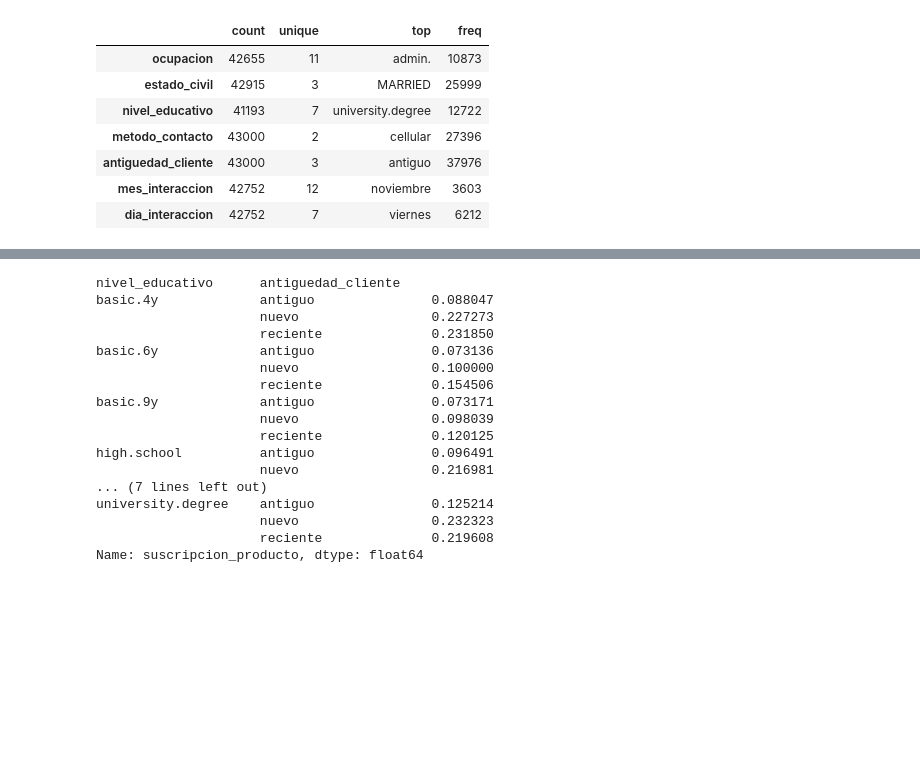
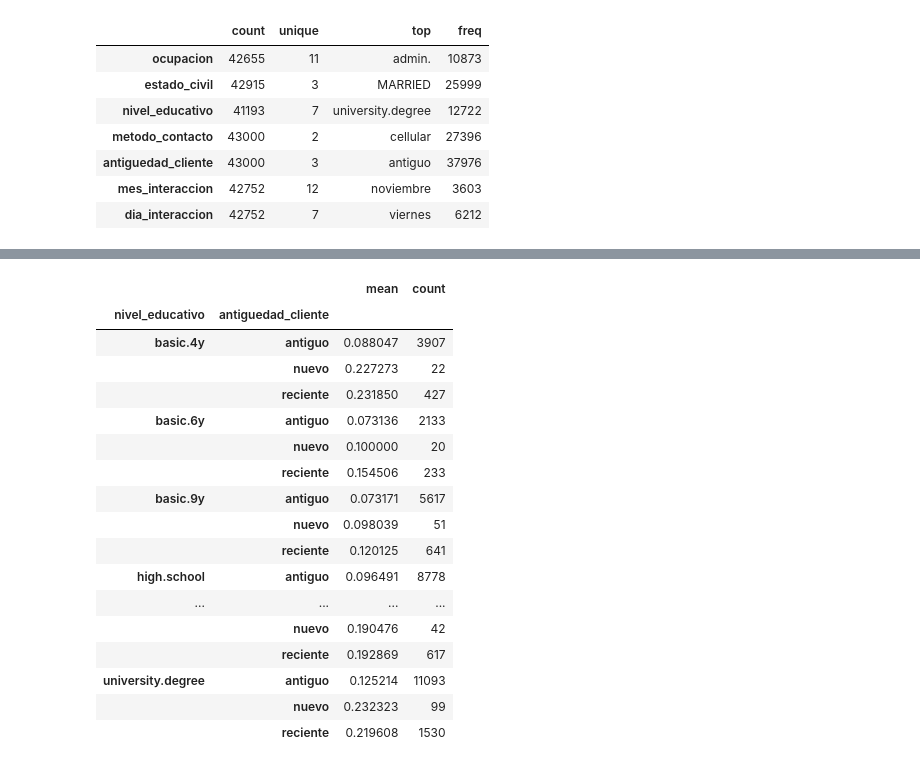
Before and after one commit to Antonio28863/Proyecto_EDA, a Jupyter notebook: Notebook/02_Análisis.ipynb, the cells around one changed output, grey strips where cells are left out. Drawn from its saved outputs; the diff is of its cells as text; code cells hidden in the pictures; blank space fills up the shorter version.

```diff
--- a/Notebook/02_Análisis.ipynb
+++ b/Notebook/02_Análisis.ipynb
@@ -156,21 +157,22 @@ Name: suscripcion_producto, dtype: float64
 # %%
-df.groupby(['nivel_educativo', 'antiguedad_cliente'])['suscripcion_producto'].mean()
+df.groupby(['nivel_educativo', 'antiguedad_cliente'])['suscripcion_producto'].agg(['mean', 'count'])
 # %% [output]
-nivel_educativo      antiguedad_cliente
-basic.4y             antiguo               0.088047
-                     nuevo                 0.227273
-                     reciente              0.231850
-basic.6y             antiguo               0.073136
-                     nuevo                 0.100000
-                     reciente              0.154506
-basic.9y             antiguo               0.073171
-                     nuevo                 0.098039
-                     reciente              0.120125
-high.school          antiguo               0.096491
-                     nuevo                 0.216981
-... (7 lines left out)
-university.degree    antiguo               0.125214
-                     nuevo                 0.232323
-                     reciente              0.219608
-Name: suscripcion_producto, dtype: float64
+|  |  | mean | count |
+| nivel_educativo | antiguedad_cliente |  |  |
+| basic.4y | antiguo | 0.088047 | 3907 |
+|  | nuevo | 0.227273 | 22 |
+|  | reciente | 0.231850 | 427 |
+| basic.6y | antiguo | 0.073136 | 2133 |
+|  | nuevo | 0.100000 | 20 |
+|  | reciente | 0.154506 | 233 |
+| basic.9y | antiguo | 0.073171 | 5617 |
+|  | nuevo | 0.098039 | 51 |
+|  | reciente | 0.120125 | 641 |
+| high.school | antiguo | 0.096491 | 8778 |
+| ... | ... | ... | ... |
+|  | nuevo | 0.190476 | 42 |
+|  | reciente | 0.192869 | 617 |
+| university.degree | antiguo | 0.125214 | 11093 |
+|  | nuevo | 0.232323 | 99 |
+|  | reciente | 0.219608 | 1530 |
 # %%
```
Also changed, not shown: parts of 11 cells of this notebook, 1 other file.
